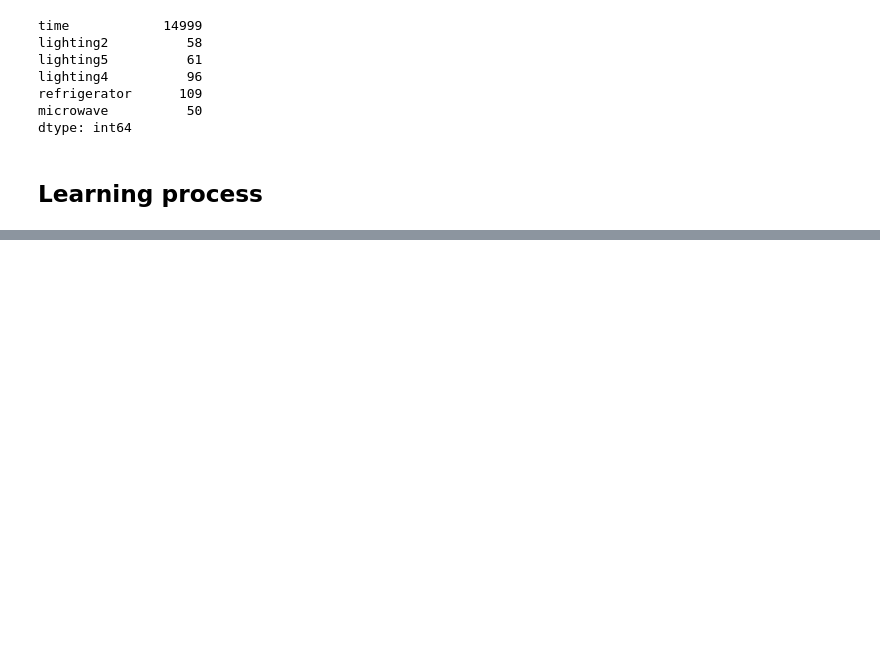
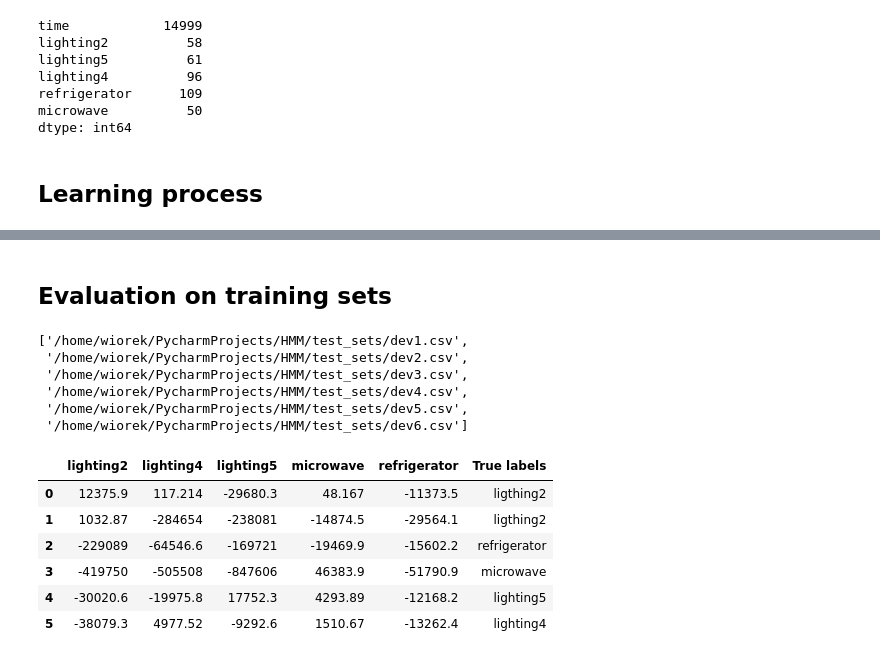
Before and after one commit to keroiw/HiddenMarkovModels, a Jupyter notebook: HMM.ipynb, the cells around one changed output, grey strips where cells are left out. Cells and saved outputs as stored; diff of their text form; code cells hidden in the pictures; blank space fills up the shorter version.

Commit message:
Evaluation on separate csv files

```diff
--- a/HMM.ipynb
+++ b/HMM.ipynb
@@ -138,0 +153,43 @@ ax.set_ylabel('Scored labels');
+# %% [markdown]
+## Evaluation on training sets
+# %%
+test_dir = os.path.join(os.getcwd(), "test_sets")
+test_sets_paths = [f for f in os.listdir(test_dir) if os.path.isfile(os.path.join(test_dir, f))]
+test_sets_paths = sorted([os.path.join(test_dir, f) for f in test_sets_paths])
+test_sets_paths
+# %% [output]
+['/home/wiorek/PycharmProjects/HMM/test_sets/dev1.csv',
+ '/home/wiorek/PycharmProjects/HMM/test_sets/dev2.csv',
+ '/home/wiorek/PycharmProjects/HMM/test_sets/dev3.csv',
+ '/home/wiorek/PycharmProjects/HMM/test_sets/dev4.csv',
+ '/home/wiorek/PycharmProjects/HMM/test_sets/dev5.csv',
+ '/home/wiorek/PycharmProjects/HMM/test_sets/dev6.csv']
+# %%
+true_labels = ["ligthing2", "ligthing2", "refrigerator", "microwave", "lighting5", "lighting4"]
+test_dfs = [pd.read_csv(f)[["dev"]] for f in test_sets_paths]
+# %%
+def evaluate_models(X):
+    score_records = dict()
+    for model_name, model_info in collected_models.items():
+        model = model_info[0]
+        model_score = model.score(X)
+        score_records[model_name] = [model_score]
+    return pd.DataFrame(score_records)
+
+evaluation_results = pd.concat([evaluate_models(X) for X in test_dfs]).round(3)
+evaluation_results["True labels"] = true_labels
+evaluation_results.reset_index(inplace=True, drop=True)
+# %%
+def highlight_max(s):
+    is_max = s == s[: -1].max()
+    return ['background-color: yellow' if v else '' for v in is_max]
+
+evaluation_results.style.apply(highlight_max, axis=1)
+# %% [output]
+|  | lighting2 | lighting4 | lighting5 | microwave | refrigerator | True labels |
+| 0 | 12375.9 | 117.214 | -29680.3 | 48.167 | -11373.5 | ligthing2 |
+| 1 | 1032.87 | -284654 | -238081 | -14874.5 | -29564.1 | ligthing2 |
+| 2 | -229089 | -64546.6 | -169721 | -19469.9 | -15602.2 | refrigerator |
+| 3 | -419750 | -505508 | -847606 | 46383.9 | -51790.9 | microwave |
+| 4 | -30020.6 | -19975.8 | 17752.3 | 4293.89 | -12168.2 | lighting5 |
+| 5 | -38079.3 | 4977.52 | -9292.6 | 1510.67 | -13262.4 | lighting4 |
```
Also changed, not shown: parts of 4 cells of this notebook.
